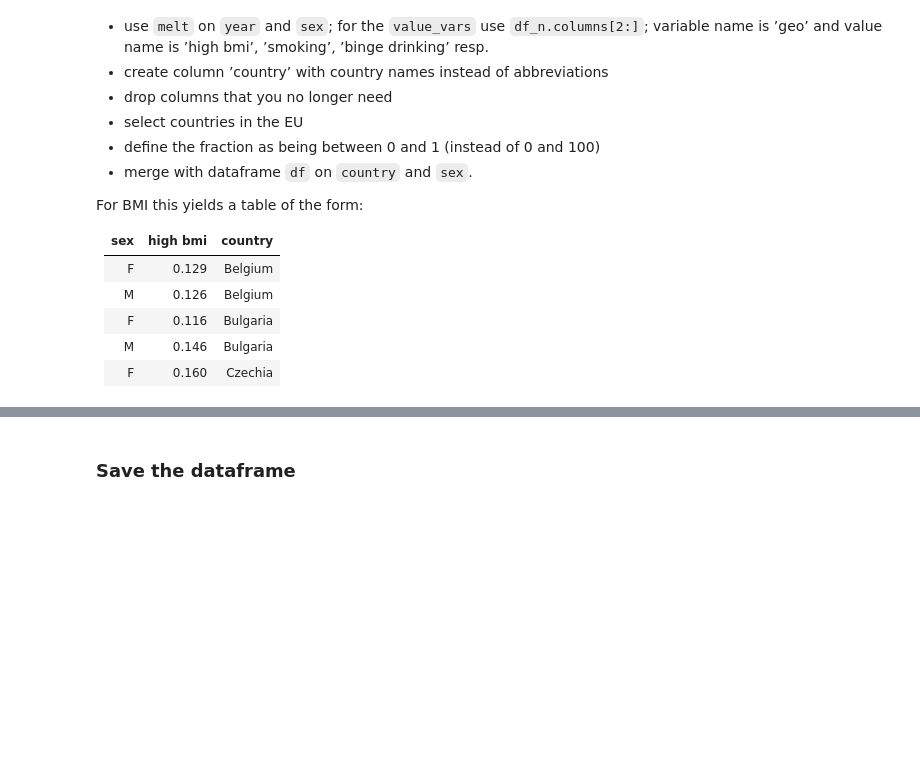
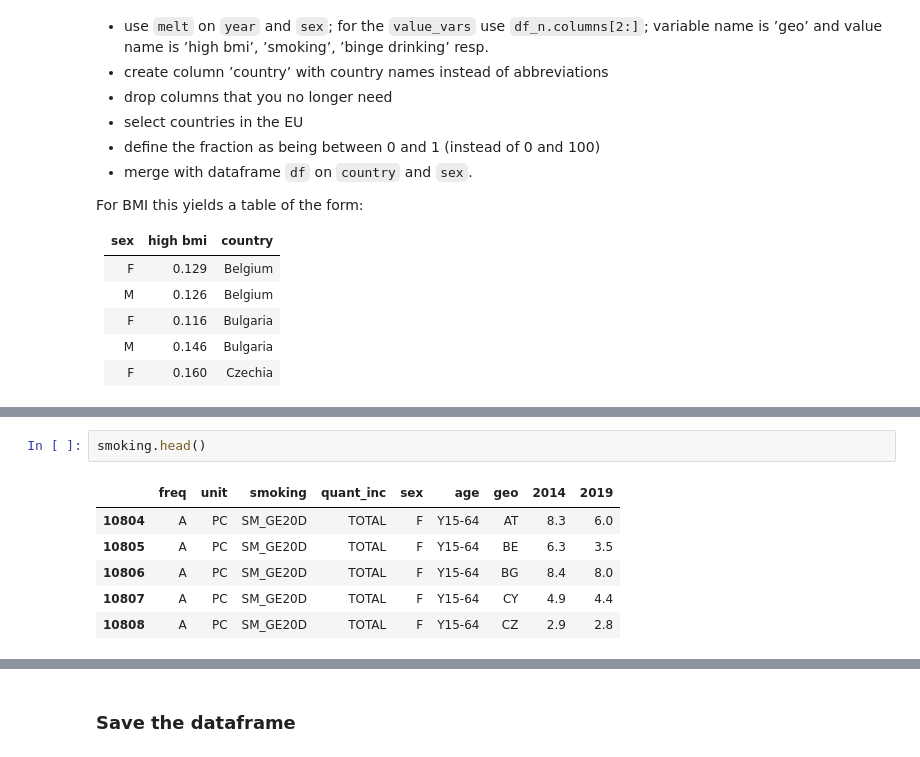
Before and after one commit to cejkiebo/msc_datascience, a Jupyter notebook: hacking_part_2.ipynb, the cells around one changed output, grey strips where cells are left out. Cells and saved outputs as stored; diff of their text form; blank space fills up the shorter version.

```diff
--- a/hacking_part_2.ipynb
+++ b/hacking_part_2.ipynb
@@ -475,0 +496,9 @@ For BMI this yields a table of the form:
+# %%
+smoking.head()
+# %% [output]
+|  | freq | unit | smoking | quant_inc | sex | age | geo | 2014 | 2019 |
+| 10804 | A | PC | SM_GE20D | TOTAL | F | Y15-64 | AT | 8.3 | 6.0 |
+| 10805 | A | PC | SM_GE20D | TOTAL | F | Y15-64 | BE | 6.3 | 3.5 |
+| 10806 | A | PC | SM_GE20D | TOTAL | F | Y15-64 | BG | 8.4 | 8.0 |
+| 10807 | A | PC | SM_GE20D | TOTAL | F | Y15-64 | CY | 4.9 | 4.4 |
+| 10808 | A | PC | SM_GE20D | TOTAL | F | Y15-64 | CZ | 2.9 | 2.8 |
```
Also changed, not shown: parts of 16 cells of this notebook, 1 other file.
